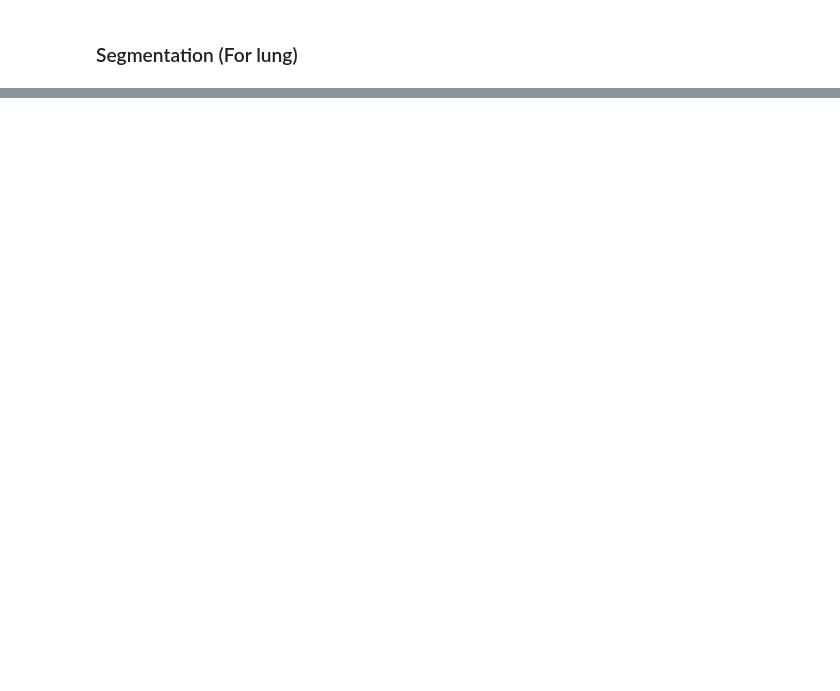
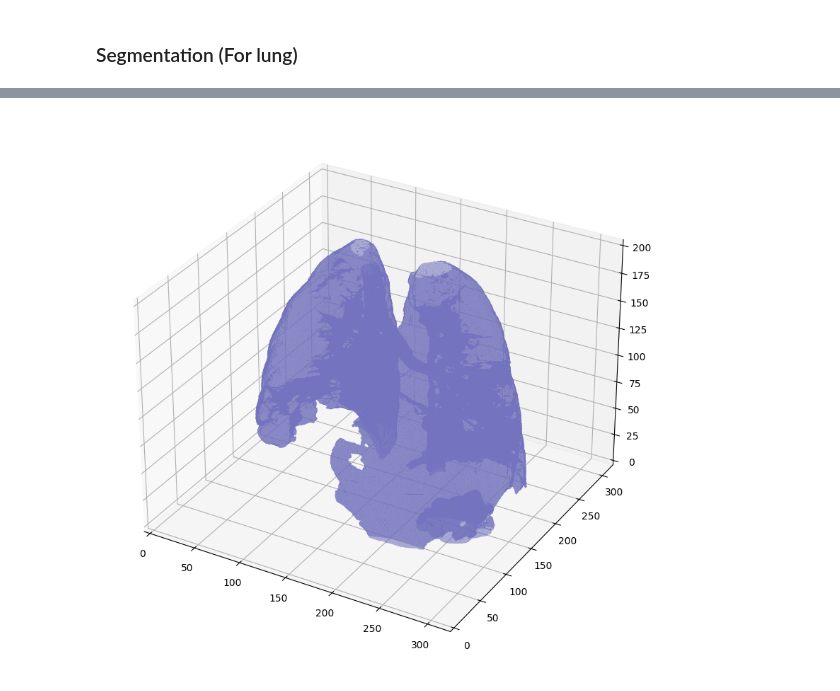
Before and after one commit to VISEF-ISEF-team/VasculAR, a Jupyter notebook: src/Full Preprocesssing.ipynb, the cells around one changed output, grey strips where cells are left out. Saved outputs shown, nothing was run; the diff lists cells and outputs as text; code cells hidden in the pictures; blank space fills up the shorter version.

```diff
--- a/src/Full Preprocesssing.ipynb
+++ b/src/Full Preprocesssing.ipynb
@@ -282,0 +318,4 @@ def segment_lung_mask(image, fill_lung_structures=True):
+# %%
+plot_3d(segmented_lungs_fill, 0)
+# %% [output]
+[figure, added]
```
Also changed, not shown: parts of 8 cells of this notebook, 2 other files.
